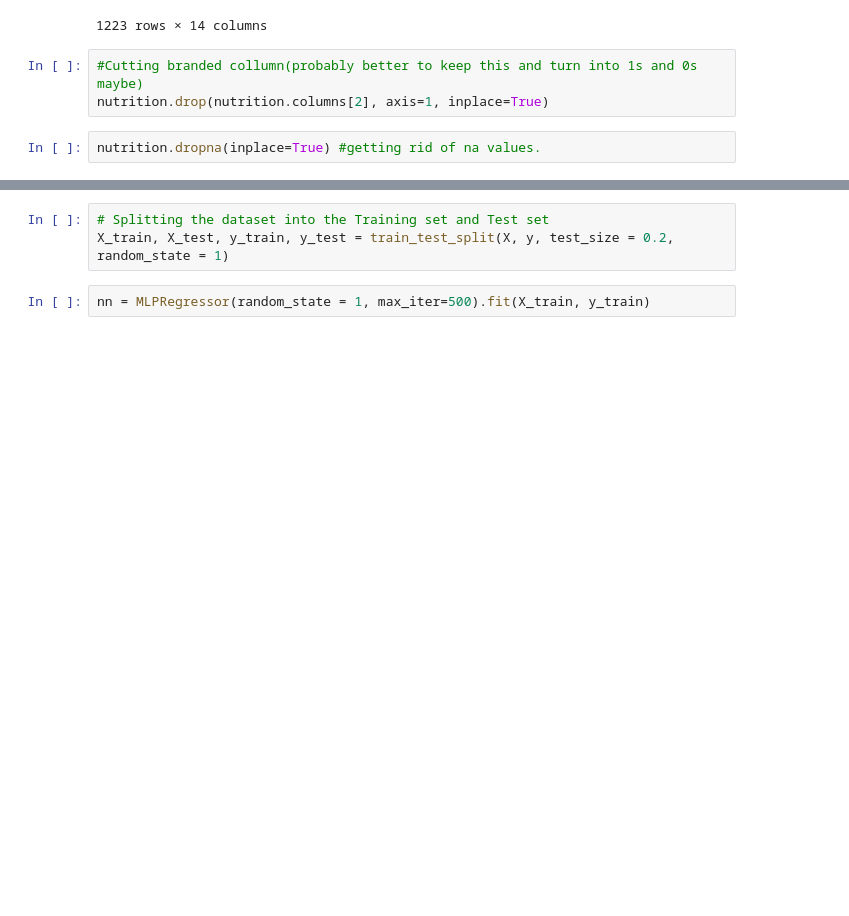
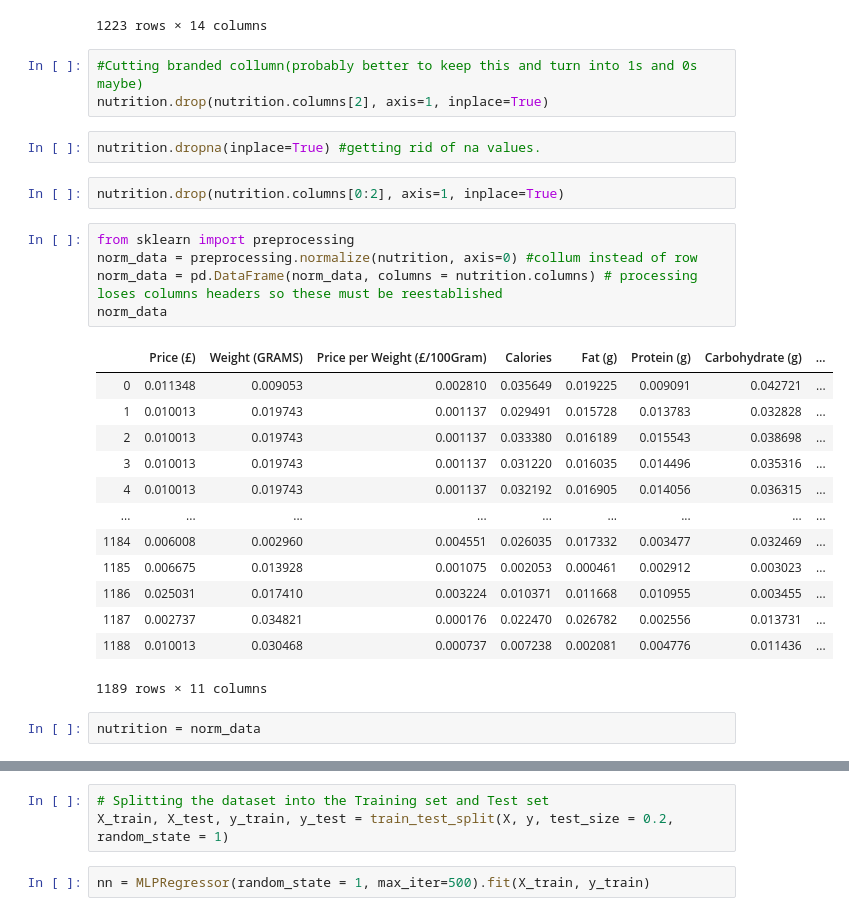
Before and after one commit to EMAT31530/green-team-repo-2, a Jupyter notebook: Neural_Networks/RG/3.Price-NN-sklearn.ipynb, the cells around one changed output, grey strips where cells are left out. Saved outputs shown, nothing was run; the diff lists cells and outputs as text; blank space fills up the shorter version.

```diff
--- a/Neural_Networks/RG/3.Price-NN-sklearn.ipynb
+++ b/Neural_Networks/RG/3.Price-NN-sklearn.ipynb
@@ -49,6 +49,29 @@ nutrition
 nutrition.drop(nutrition.columns[2], axis=1, inplace=True)
 # %%
 nutrition.dropna(inplace=True) #getting rid of na values.
+# %%
+nutrition.drop(nutrition.columns[0:2], axis=1, inplace=True)
+# %%
+from sklearn import preprocessing
+norm_data = preprocessing.normalize(nutrition, axis=0) #collum instead of row
+norm_data = pd.DataFrame(norm_data, columns = nutrition.columns) # processing loses columns headers so these must be reestablished
+norm_data
+# %% [output]
+|  | Price (£) | Weight (GRAMS) | Price per Weight (£/100Gram) | Calories | Fat (g) | Protein (g) | Carbohydrate (g) | ... |
+| 0 | 0.011348 | 0.009053 | 0.002810 | 0.035649 | 0.019225 | 0.009091 | 0.042721 | ... |
+| 1 | 0.010013 | 0.019743 | 0.001137 | 0.029491 | 0.015728 | 0.013783 | 0.032828 | ... |
+| 2 | 0.010013 | 0.019743 | 0.001137 | 0.033380 | 0.016189 | 0.015543 | 0.038698 | ... |
+| 3 | 0.010013 | 0.019743 | 0.001137 | 0.031220 | 0.016035 | 0.014496 | 0.035316 | ... |
+| 4 | 0.010013 | 0.019743 | 0.001137 | 0.032192 | 0.016905 | 0.014056 | 0.036315 | ... |
+| ... | ... | ... | ... | ... | ... | ... | ... | ... |
+| 1184 | 0.006008 | 0.002960 | 0.004551 | 0.026035 | 0.017332 | 0.003477 | 0.032469 | ... |
+| 1185 | 0.006675 | 0.013928 | 0.001075 | 0.002053 | 0.000461 | 0.002912 | 0.003023 | ... |
+| 1186 | 0.025031 | 0.017410 | 0.003224 | 0.010371 | 0.011668 | 0.010955 | 0.003455 | ... |
+| 1187 | 0.002737 | 0.034821 | 0.000176 | 0.022470 | 0.026782 | 0.002556 | 0.013731 | ... |
+| 1188 | 0.010013 | 0.030468 | 0.000737 | 0.007238 | 0.002081 | 0.004776 | 0.011436 | ... |
+1189 rows × 11 columns
+# %%
+nutrition = norm_data
 # %%
 # Importing the dataset
 X = nutrition.iloc[:, 5:].values
```
Also changed, not shown: parts of 1 cell of this notebook.
